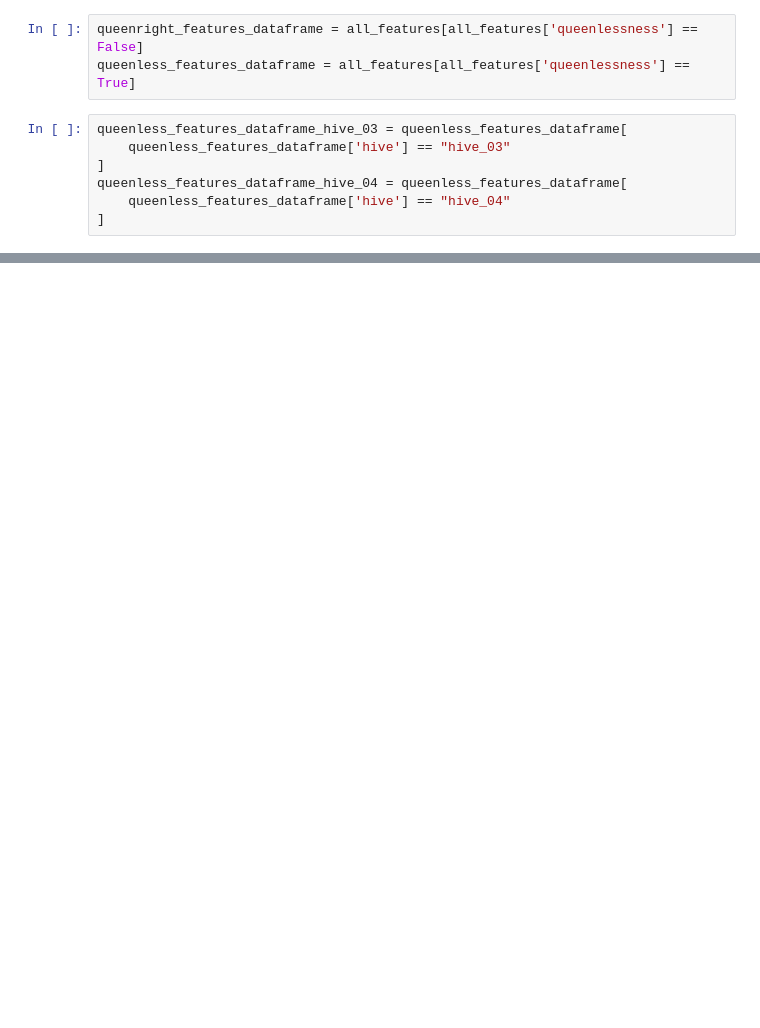
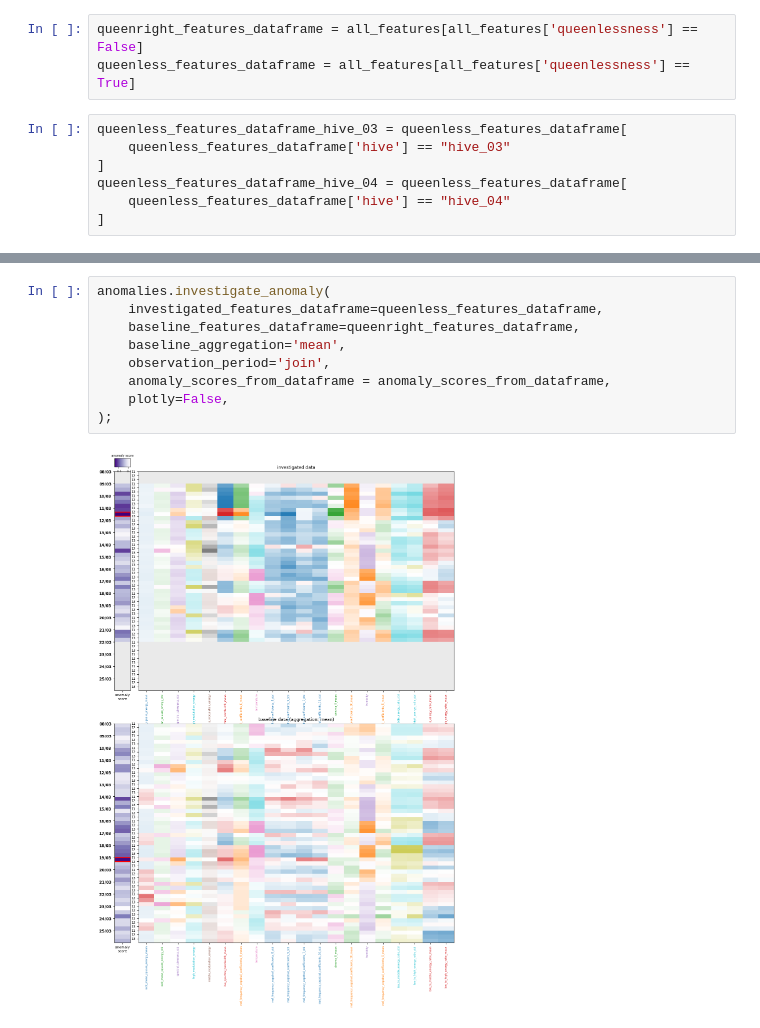
Before and after one commit to g-ameline/hive_navigator, a Jupyter notebook: python/notebooks/anomaly_detection.ipynb, the cells around one changed output, grey strips where cells are left out. Saved outputs shown, nothing was run; the diff lists cells and outputs as text; blank space fills up the shorter version.

```diff
--- a/python/notebooks/anomaly_detection.ipynb
+++ b/python/notebooks/anomaly_detection.ipynb
@@ -217,0 +200,11 @@ anomalies.mosaic_from_zscored_dataframes_and_scores(
+# %%
+anomalies.investigate_anomaly(
+    investigated_features_dataframe=queenless_features_dataframe,
+    baseline_features_dataframe=queenright_features_dataframe,
+    baseline_aggregation='mean',
+    observation_period='join',
+    anomaly_scores_from_dataframe = anomaly_scores_from_dataframe,
+    plotly=False,
+);
+# %% [output]
+[figure, added]
```
Also changed, not shown: parts of 33 cells of this notebook, 7 other files.
